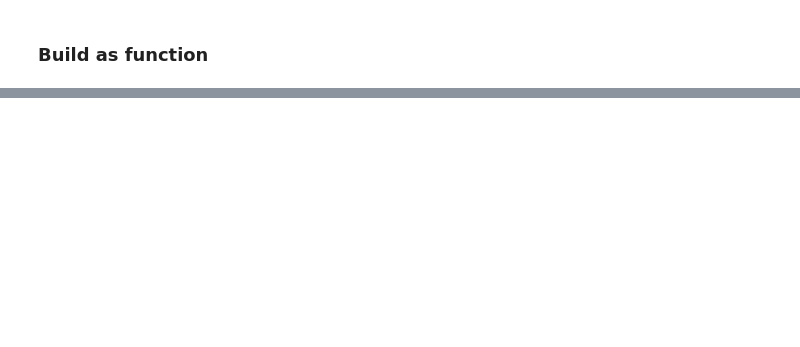
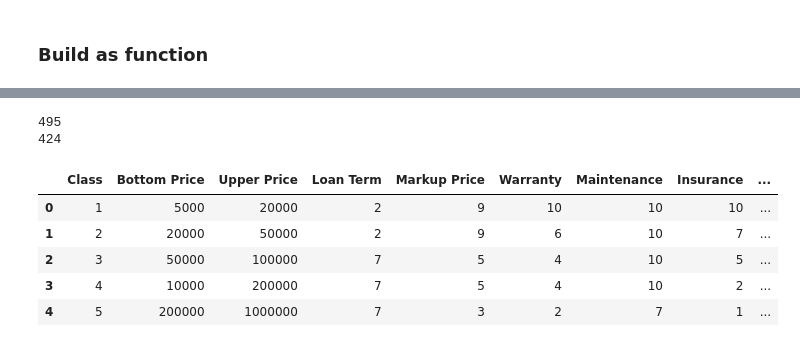
Before and after one commit to Gaia-Dental-Studio/new_pricing_calculator, a Jupyter notebook: param_optimization.ipynb, the cells around one changed output, grey strips where cells are left out. Saved outputs shown, nothing was run; the diff lists cells and outputs as text; code cells hidden in the pictures; blank space fills up the shorter version.

```diff
--- a/param_optimization.ipynb
+++ b/param_optimization.ipynb
@@ -742,0 +680,20 @@ AttributeError: 'NoneType' object has no attribute 'rename'
+# %%
+print(num_infeasible_too_low)
+print(num_infeasible_too_high)
+# %% [output]
+495
+424
+# %%
+# Access the second best result
+best_avg_gain = top_results[1][0]   # The second best average gain
+best_df = top_results[1][1]         # The second best DataFrame (df)
+best_config = top_results[1][2]     # The second best configuration (df_random)
+
+top_results[1][2]
+# %% [output]
+|  | Class | Bottom Price | Upper Price | Loan Term | Markup Price | Warranty | Maintenance | Insurance | ... |
+| 0 | 1 | 5000 | 20000 | 2 | 9 | 10 | 10 | 10 | ... |
+| 1 | 2 | 20000 | 50000 | 2 | 9 | 6 | 10 | 7 | ... |
+| 2 | 3 | 50000 | 100000 | 7 | 5 | 4 | 10 | 5 | ... |
+| 3 | 4 | 10000 | 200000 | 7 | 5 | 4 | 10 | 2 | ... |
+| 4 | 5 | 200000 | 1000000 | 7 | 3 | 2 | 7 | 1 | ... |
```
Also changed, not shown: parts of 30 cells of this notebook, 18 other files.
